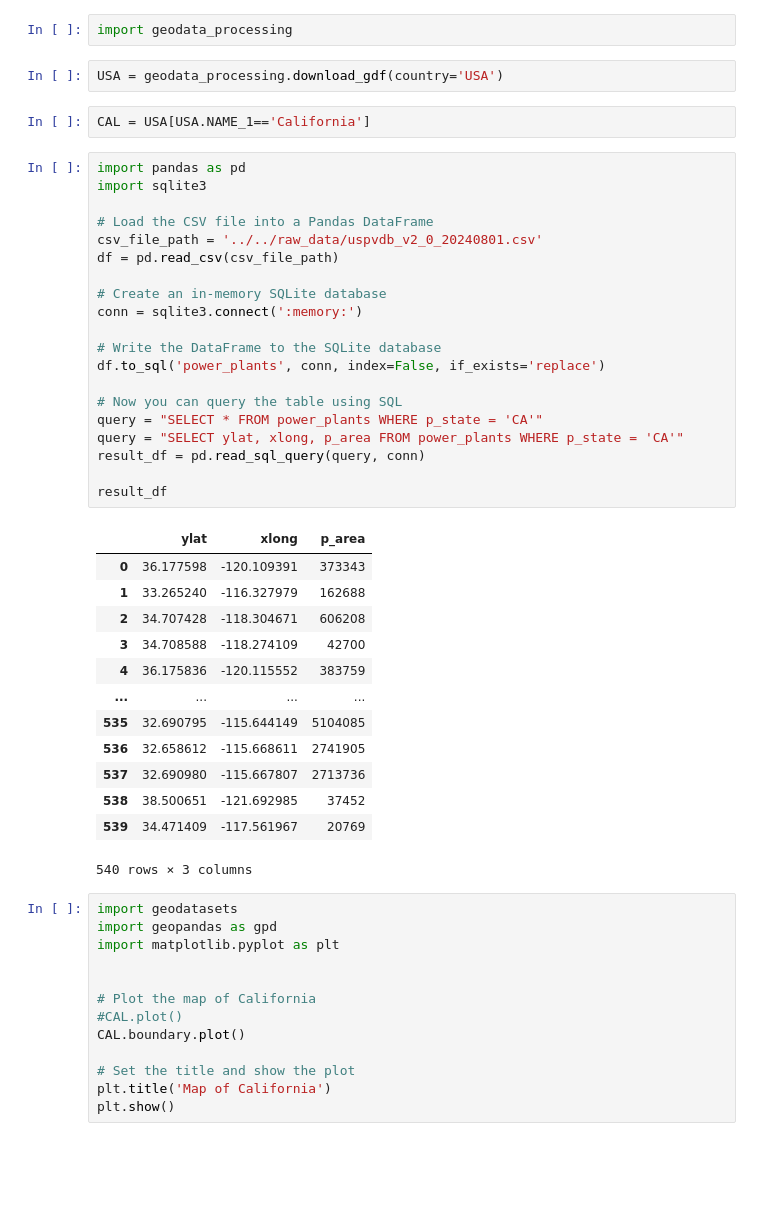
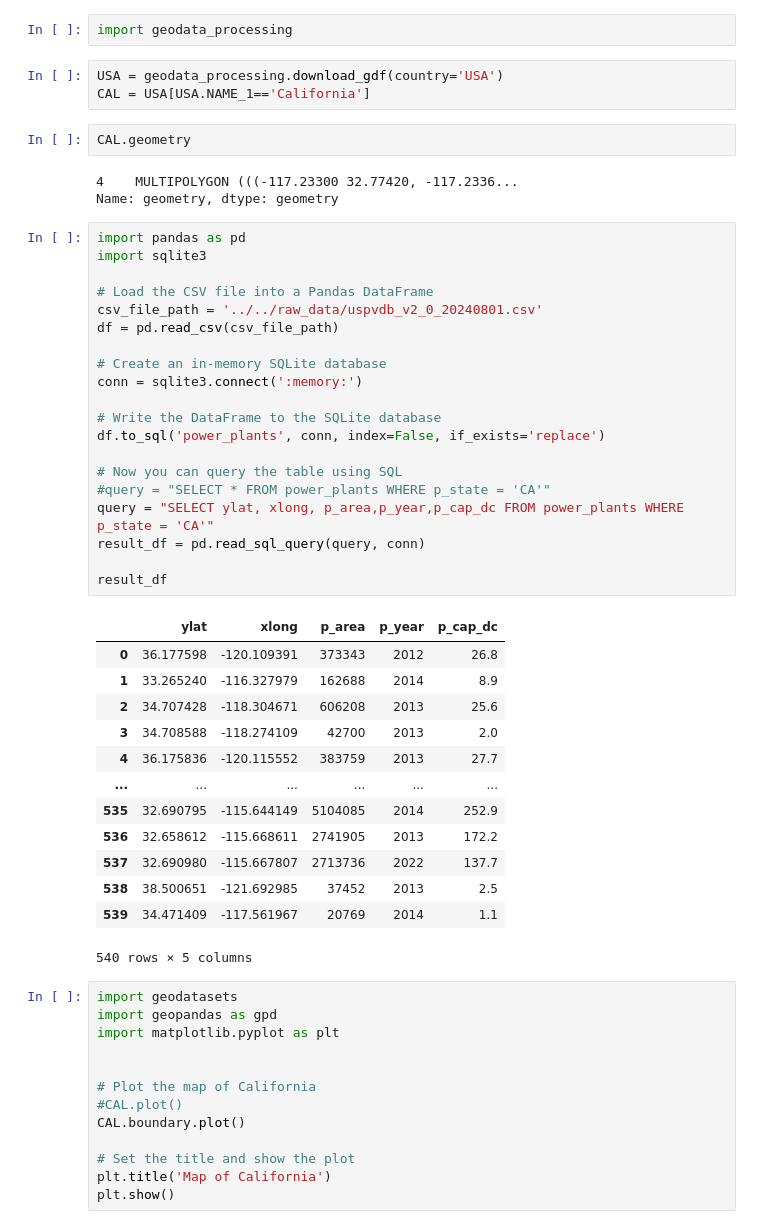
Before and after one commit to mashafif/illuminating_horizons, a Jupyter notebook: illuminating/data_preparation/power_plants.ipynb, the cells around one changed output. Drawn from its saved outputs; the diff is of its cells as text; blank space fills up the shorter version.

```diff
--- a/illuminating/data_preparation/power_plants.ipynb
+++ b/illuminating/data_preparation/power_plants.ipynb
@@ -8,42 +8,46 @@ import sqlite3
 import geodata_processing
 # %%
 USA = geodata_processing.download_gdf(country='USA')
+CAL = USA[USA.NAME_1=='California']
-# %%
-CAL = USA[USA.NAME_1=='California']
+# %%
+CAL.geometry
+# %% [output]
+4    MULTIPOLYGON (((-117.23300 32.77420, -117.2336...
+Name: geometry, dtype: geometry
 # %%
 import pandas as pd
 import sqlite3
 
 # Load the CSV file into a Pandas DataFrame
 csv_file_path = '../../raw_data/uspvdb_v2_0_20240801.csv'
 df = pd.read_csv(csv_file_path)
 
 # Create an in-memory SQLite database
 conn = sqlite3.connect(':memory:')
 
 # Write the DataFrame to the SQLite database
 df.to_sql('power_plants', conn, index=False, if_exists='replace')
 
 # Now you can query the table using SQL
-query = "SELECT * FROM power_plants WHERE p_state = 'CA'"
-query = "SELECT ylat, xlong, p_area FROM power_plants WHERE p_state = 'CA'"
+#query = "SELECT * FROM power_plants WHERE p_state = 'CA'"
+query = "SELECT ylat, xlong, p_area,p_year,p_cap_dc FROM power_plants WHERE p_state = 'CA'"
 result_df = pd.read_sql_query(query, conn)
 
 result_df
 # %% [output]
-|  | ylat | xlong | p_area |
-| 0 | 36.177598 | -120.109391 | 373343 |
-| 1 | 33.265240 | -116.327979 | 162688 |
-| 2 | 34.707428 | -118.304671 | 606208 |
-| 3 | 34.708588 | -118.274109 | 42700 |
-| 4 | 36.175836 | -120.115552 | 383759 |
-| ... | ... | ... | ... |
-| 535 | 32.690795 | -115.644149 | 5104085 |
-| 536 | 32.658612 | -115.668611 | 2741905 |
-| 537 | 32.690980 | -115.667807 | 2713736 |
-| 538 | 38.500651 | -121.692985 | 37452 |
-| 539 | 34.471409 | -117.561967 | 20769 |
+|  | ylat | xlong | p_area | p_year | p_cap_dc |
+| 0 | 36.177598 | -120.109391 | 373343 | 2012 | 26.8 |
+| 1 | 33.265240 | -116.327979 | 162688 | 2014 | 8.9 |
+| 2 | 34.707428 | -118.304671 | 606208 | 2013 | 25.6 |
+| 3 | 34.708588 | -118.274109 | 42700 | 2013 | 2.0 |
+| 4 | 36.175836 | -120.115552 | 383759 | 2013 | 27.7 |
+| ... | ... | ... | ... | ... | ... |
+| 535 | 32.690795 | -115.644149 | 5104085 | 2014 | 252.9 |
+| 536 | 32.658612 | -115.668611 | 2741905 | 2013 | 172.2 |
+| 537 | 32.690980 | -115.667807 | 2713736 | 2022 | 137.7 |
+| 538 | 38.500651 | -121.692985 | 37452 | 2013 | 2.5 |
+| 539 | 34.471409 | -117.561967 | 20769 | 2014 | 1.1 |
-540 rows × 3 columns
+540 rows × 5 columns
 # %%
 import geodatasets
 import geopandas as gpd
```
Also changed, not shown: 15 other files.
